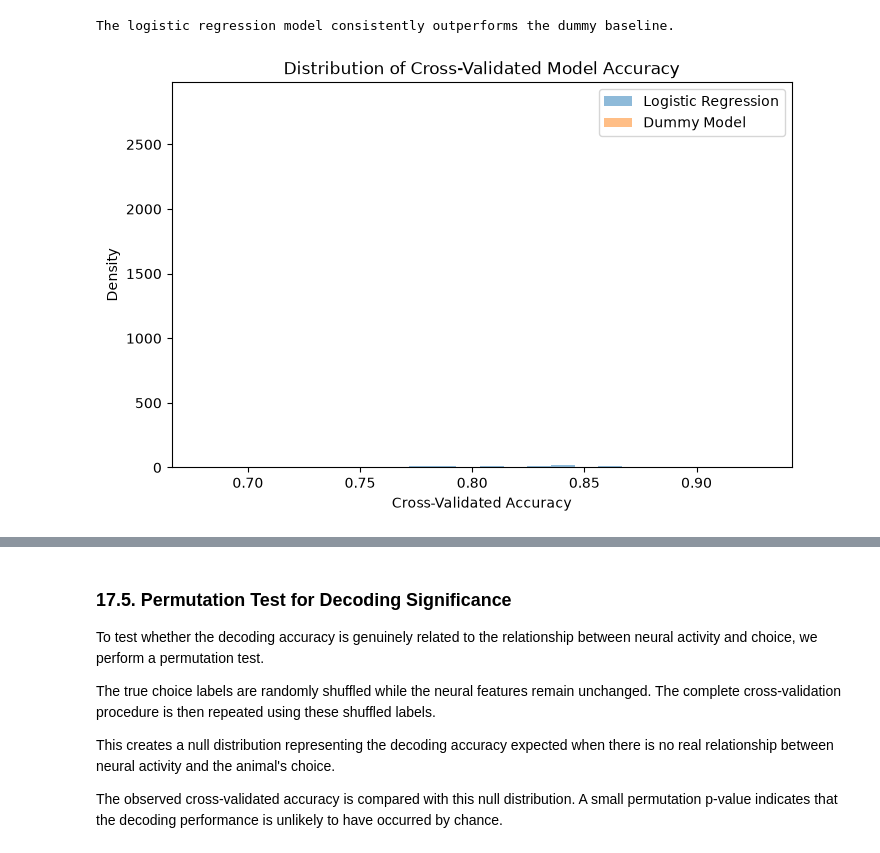
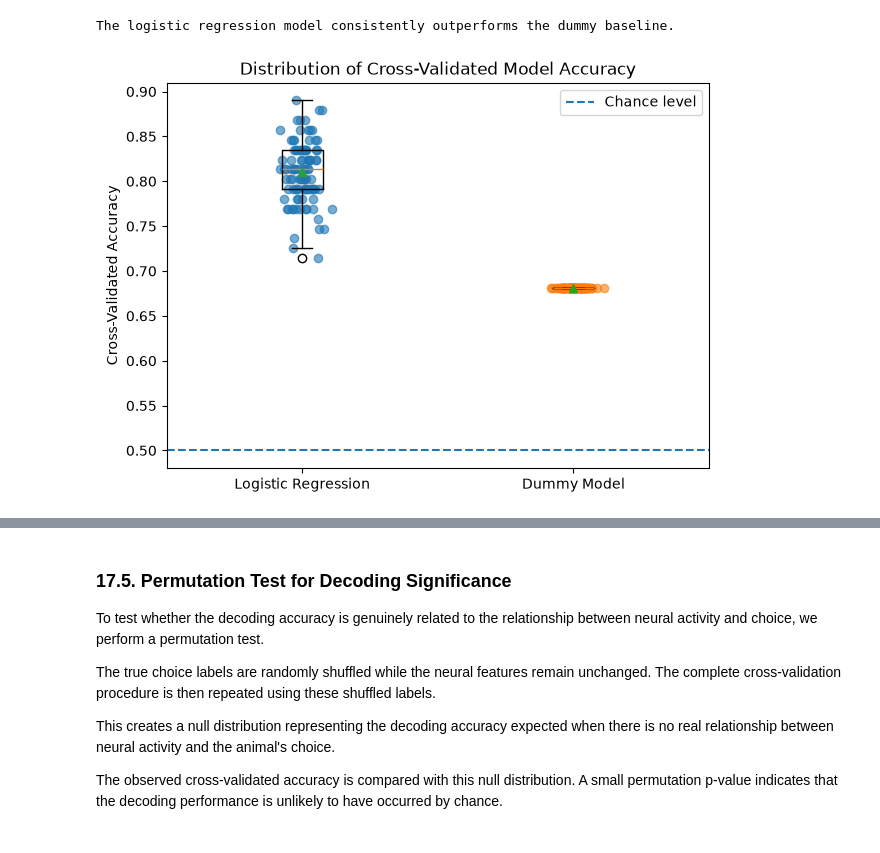
Before and after one commit to parhamKIY/neuroconnect-project, a Jupyter notebook: project_implementation.ipynb, the cells around one changed output, grey strips where cells are left out. Saved outputs shown, nothing was run; the diff lists cells and outputs as text; code cells hidden in the pictures.

```diff
--- a/project_implementation.ipynb
+++ b/project_implementation.ipynb
@@ -883,30 +902,48 @@ else:
     )
 # %% [output]
 The logistic regression model consistently outperforms the dummy baseline.
-# %%
-plt.figure(figsize=(8, 5))
-
-plt.hist(
-    logistic_cv_scores,
-    bins=20,
-    density=True,
-    alpha=0.5,
-    label='Logistic Regression'
-)
-
-plt.hist(
-    dummy_cv_scores,
-    bins=20,
-    density=True,
-    alpha=0.5,
-    label='Dummy Model'
-)
-
-plt.xlabel('Cross-Validated Accuracy')
-plt.ylabel('Density')
-plt.title('Distribution of Cross-Validated Model Accuracy')
-
-plt.legend()
-plt.show()
-# %% [output]
-[figure, removed]
+# %%
+plt.figure(figsize=(7,5))
+
+data = [
+    logistic_cv_scores,
+    dummy_cv_scores
+]
+
+plt.boxplot(
+    data,
+    tick_labels=[
+        "Logistic Regression",
+        "Dummy Model"
+    ],
+    showmeans=True
+)
+
+# Show individual CV scores
+for i, values in enumerate(data, start=1):
+    x = np.random.normal(
+        i,
+        0.04,
+        size=len(values)
+    )
+    plt.scatter(
+        x,
+        values,
+        alpha=0.6
+    )
+
+plt.ylabel("Cross-Validated Accuracy")
+plt.title(
+    "Distribution of Cross-Validated Model Accuracy"
+)
+
+plt.axhline(
+    0.5,
+    linestyle="--",
+    label="Chance level"
+)
+
+plt.legend()
+plt.show()
+# %% [output]
+[figure, added]
```
Also changed, not shown: parts of 27 cells of this notebook.
